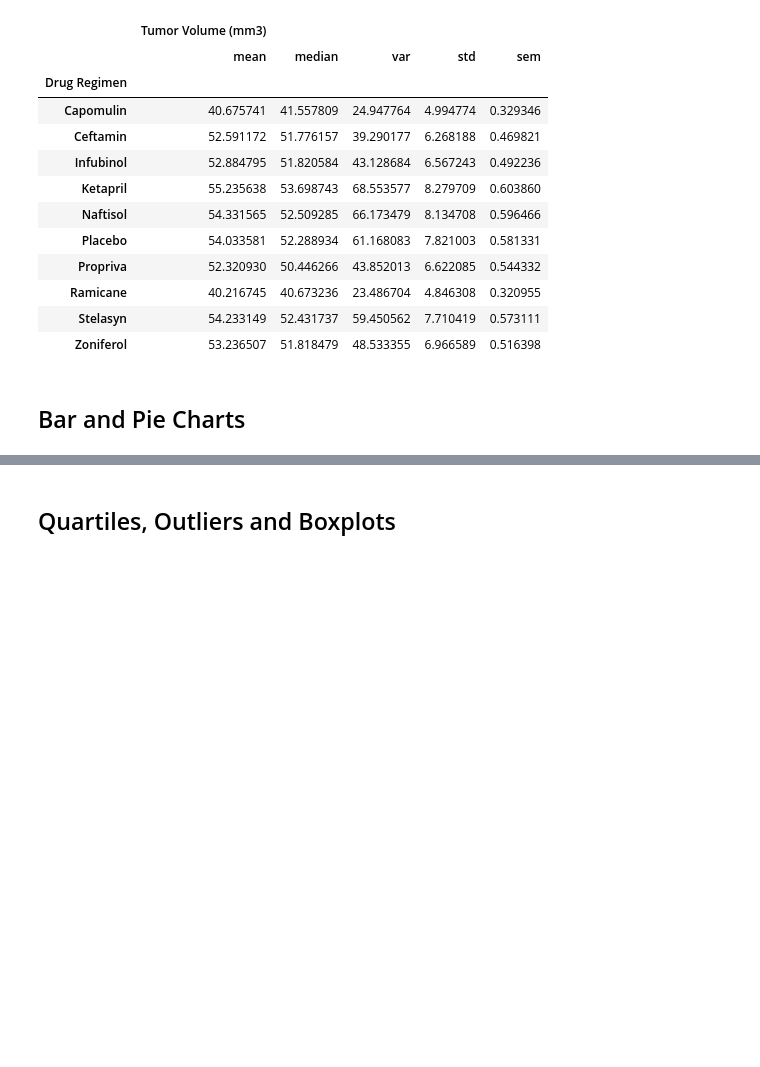
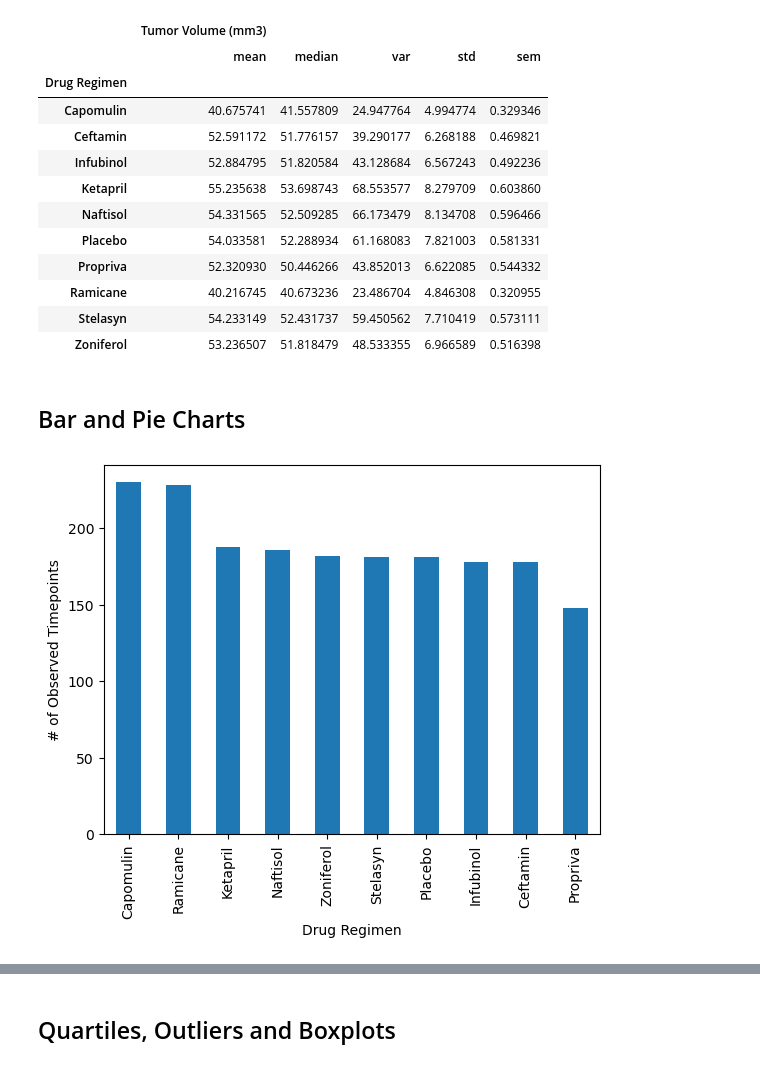
Before and after one commit to AdamKarner/data_visualization-challenge, a Jupyter notebook: Pymaceuticals/pymaceuticals.ipynb, the cells around one changed output, grey strips where cells are left out. Drawn from its saved outputs; the diff is of its cells as text; code cells hidden in the pictures; blank space fills up the shorter version.

```diff
--- a/Pymaceuticals/pymaceuticals.ipynb
+++ b/Pymaceuticals/pymaceuticals.ipynb
@@ -13,6 +20,7 @@
 import matplotlib.pyplot as plt
 import pandas as pd
 import scipy.stats as st
+from scipy.stats import linregress
 
 # Study data files
 mouse_metadata_path = "data/Mouse_metadata.csv"
@@ -27,10 +35,9 @@ summary_results=pd.merge(study_results,mouse_metadata, on='Mouse ID')
 
 # Display the data table for preview
 summary_results=summary_results[['Mouse ID','Timepoint', 'Tumor Volume (mm3)', 'Metastatic Sites',	'Drug Regimen',	'Sex','Age_months',	'Weight (g)']]
-summary_results['Tumor Volume (mm3)_display'] = summary_results['Tumor Volume (mm3)'].map('{:.1f}'.format)
-# summary_results['Tumor Volume (mm3)']=summary_results['Tumor Volume (mm3)'].round(1)
+
+# Display the data table for preview
 summary_results.head()
-# Display the data table for preview
 # %% [output]
 |  | Mouse ID | Timepoint | Tumor Volume (mm3) | Metastatic Sites | Drug Regimen | Sex | Age_months | ... |
 | 0 | b128 | 0 | 45.0 | 0 | Capomulin | Female | 9 | ... |
@@ -158,0 +166,13 @@ summary_stats
+# %%
+# Generate a bar plot showing the total number of rows (Mouse ID/Timepoints) for each drug regimen using Pandas.
+
+# Group the data by Drug Regimen and count the number of Timepoints for each regimen
+regimen_timepoint_counts = summary_results_cleaned.groupby('Drug Regimen')['Timepoint'].count().reset_index()
+
+# Sort by Timepoint and Drug Regimen in descending order of both
+regimen_timepoint_counts = regimen_timepoint_counts.sort_values(by=['Timepoint', 'Drug Regimen'], ascending=[False, False])
+
+# Plot the bar chart
+regimen_timepoint_counts = regimen_timepoint_counts.plot(kind='bar', x='Drug Regimen', y='Timepoint',legend=False, xlabel='Drug Regimen', ylabel='# of Observed Timepoints')
+# %% [output]
+[figure, added]
```
Also changed, not shown: parts of 22 cells of this notebook, 1 other file.
